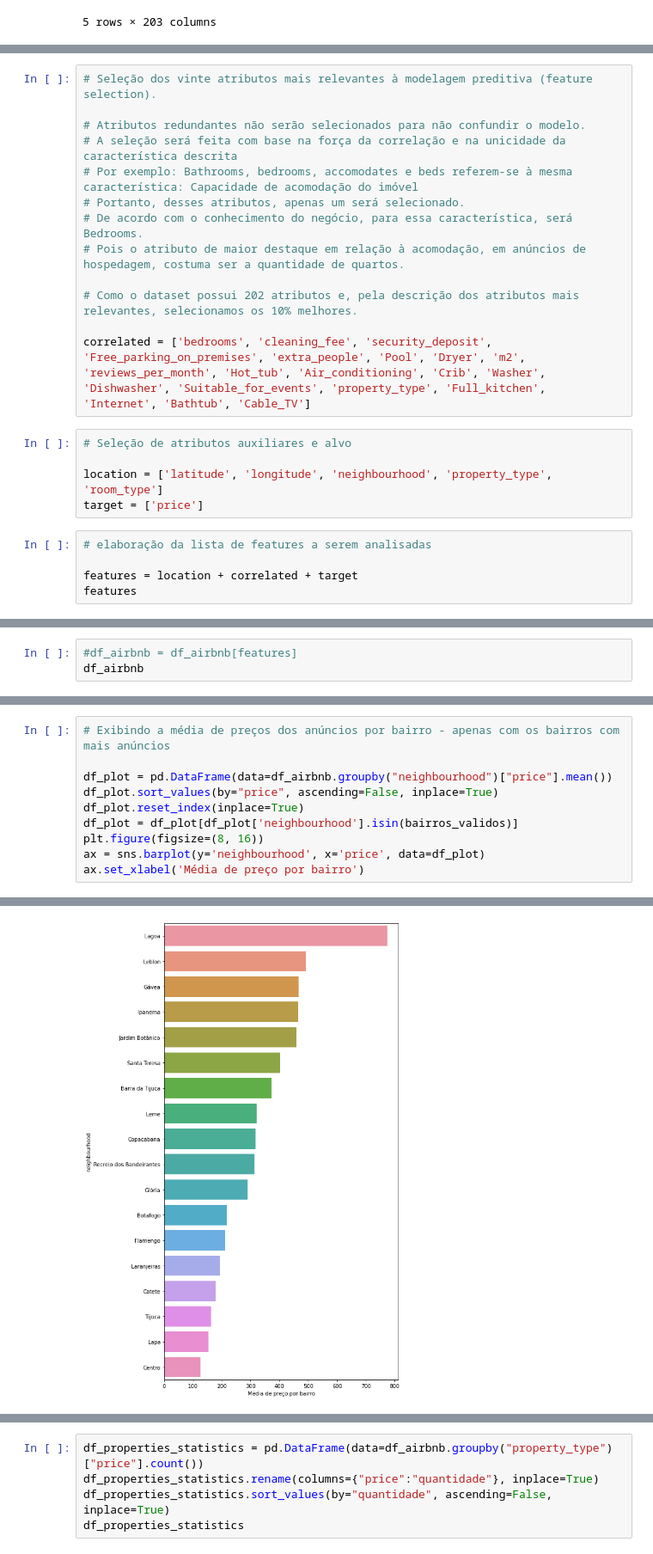
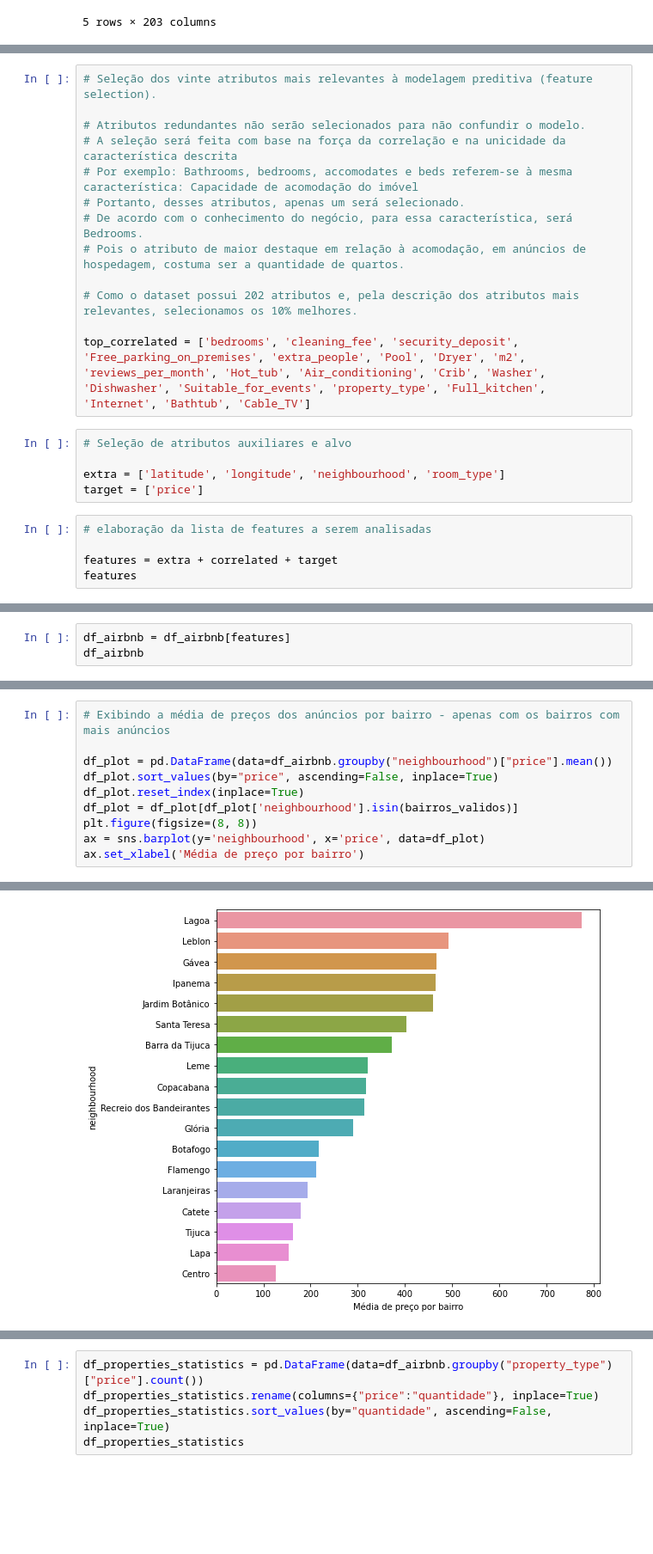
Before and after one commit to frlsouza/pmv_tcc_airbnb, a Jupyter notebook: tcc-puc-airbnb-exploracao.ipynb, the cells around one changed output, grey strips where cells are left out. Shown at 86% size. Saved outputs shown, nothing was run; the diff lists cells and outputs as text; blank space fills up the shorter version.

```diff
--- a/tcc-puc-airbnb-exploracao.ipynb
+++ b/tcc-puc-airbnb-exploracao.ipynb
@@ -71,16 +64,16 @@ Text(0.5, 0, 'Correlação')
 
 # Como o dataset possui 202 atributos e, pela descrição dos atributos mais relevantes, selecionamos os 10% melhores.
 
-correlated = ['bedrooms', 'cleaning_fee', 'security_deposit', 'Free_parking_on_premises', 'extra_people', 'Pool', 'Dryer', 'm2', 'reviews_per_month', 'Hot_tub', 'Air_conditioning', 'Crib', 'Washer', 'Dishwasher', 'Suitable_for_events', 'property_type', 'Full_kitchen', 'Internet', 'Bathtub', 'Cable_TV']
+top_correlated = ['bedrooms', 'cleaning_fee', 'security_deposit', 'Free_parking_on_premises', 'extra_people', 'Pool', 'Dryer', 'm2', 'reviews_per_month', 'Hot_tub', 'Air_conditioning', 'Crib', 'Washer', 'Dishwasher', 'Suitable_for_events', 'property_type', 'Full_kitchen', 'Internet', 'Bathtub', 'Cable_TV']
 # %%
 # Seleção de atributos auxiliares e alvo
 
-location = ['latitude', 'longitude', 'neighbourhood', 'property_type', 'room_type']
+extra = ['latitude', 'longitude', 'neighbourhood', 'room_type']
 target = ['price']
 # %%
 # elaboração da lista de features a serem analisadas
 
-features = location + correlated + target
+features = extra + correlated + target
 features
 # %% [output]
 ['latitude',
@@ -101,6 +94,6 @@ features
  'Cable_TV',
  'price']
 # %%
-#df_airbnb = df_airbnb[features]
+df_airbnb = df_airbnb[features]
 df_airbnb
 # %% [output]
@@ -201,16 +194,16 @@ df_airbnb.describe()
 # %%
 # Exibindo a média de preços dos anúncios por bairro - apenas com os bairros com mais anúncios
 
 df_plot = pd.DataFrame(data=df_airbnb.groupby("neighbourhood")["price"].mean())
 df_plot.sort_values(by="price", ascending=False, inplace=True)
 df_plot.reset_index(inplace=True)
 df_plot = df_plot[df_plot['neighbourhood'].isin(bairros_validos)]
-plt.figure(figsize=(8, 16))
+plt.figure(figsize=(8, 8))
 ax = sns.barplot(y='neighbourhood', x='price', data=df_plot)
 ax.set_xlabel('Média de preço por bairro')
 # %% [output]
 Text(0.5, 0, 'Média de preço por bairro')
-[figure, old version]
+[figure, new version]
 # %%
 # Exibindo a contagem de anúncios por bairro - apenas com os bairros com mais anúncios
 
```
Also changed, not shown: parts of 19 cells of this notebook.
